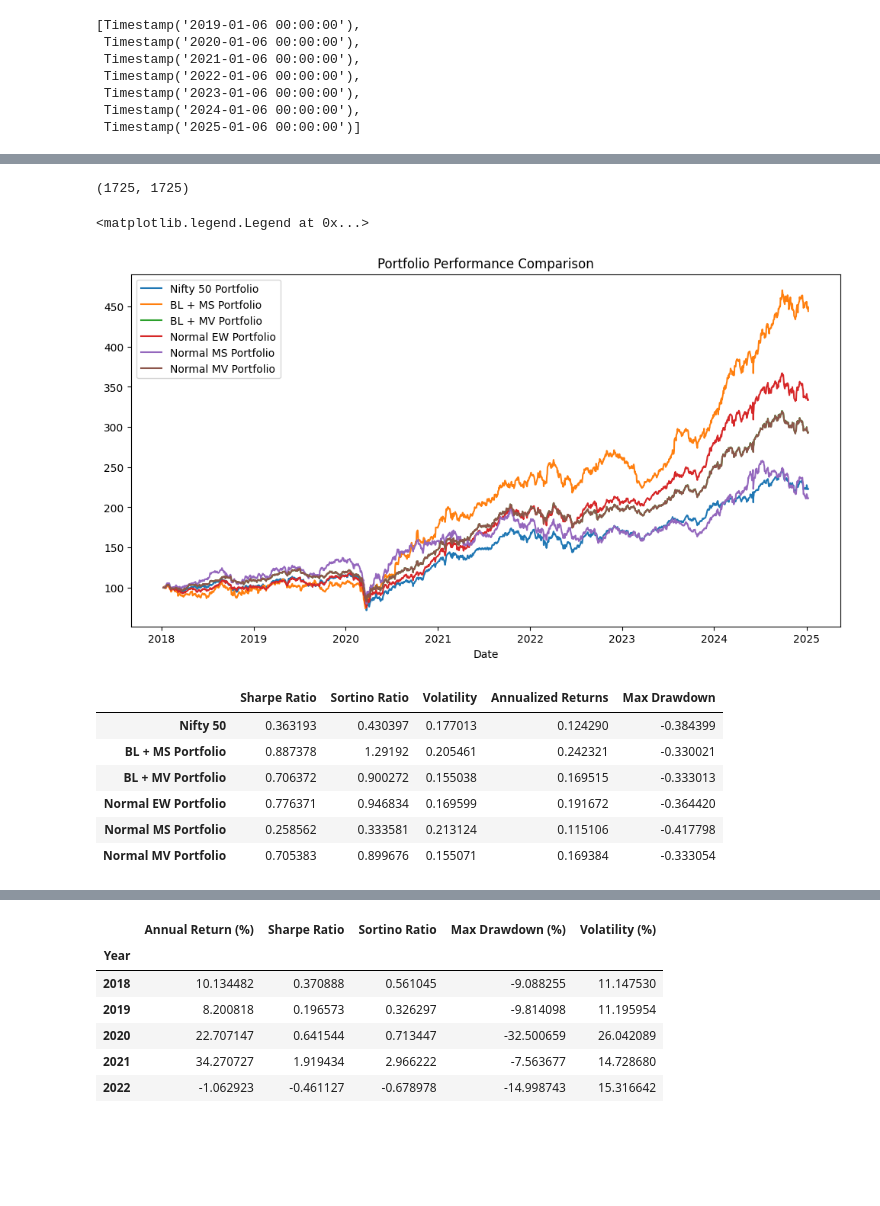
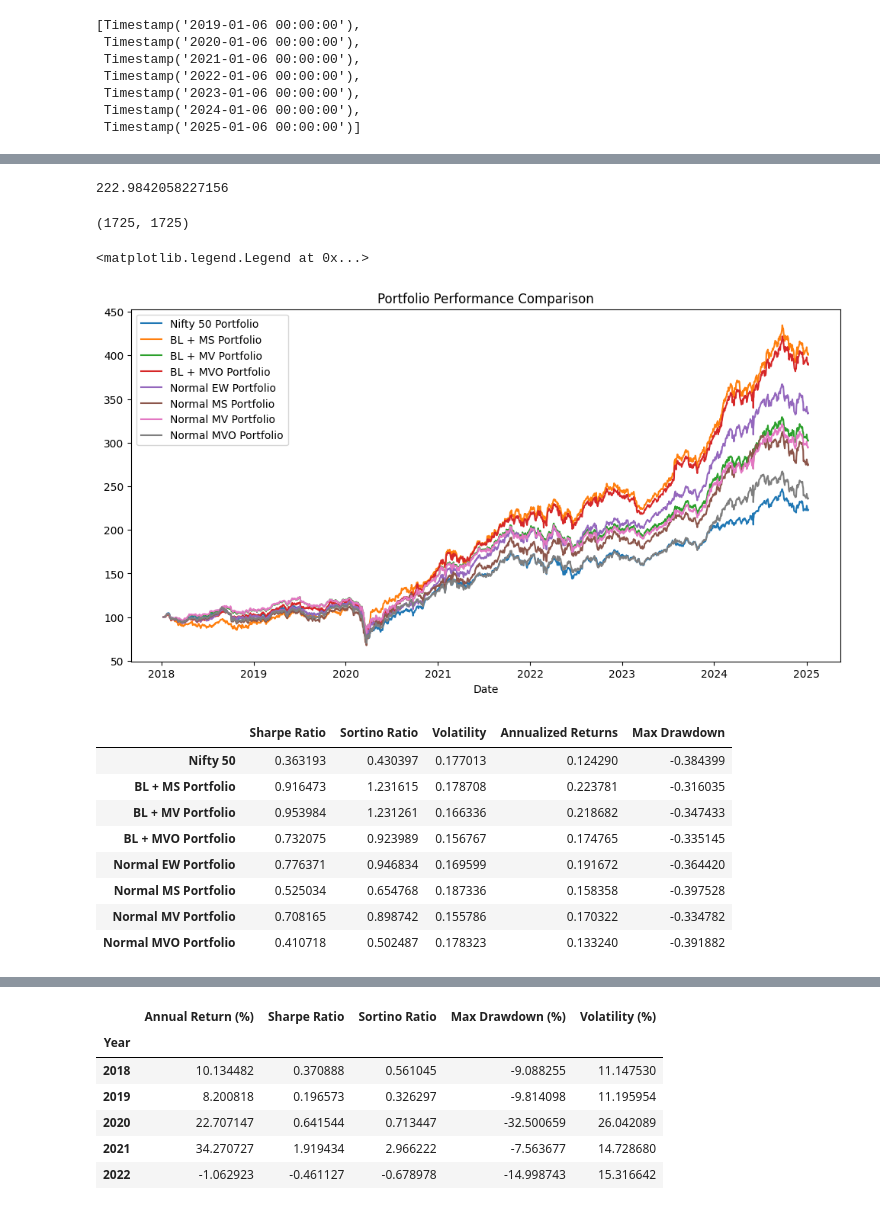
Before and after one commit to IshitBajpai/Portfolio-Optimization-, a Jupyter notebook: BL_LSTM.ipynb, the cells around one changed output, grey strips where cells are left out. Drawn from its saved outputs; the diff is of its cells as text; code cells hidden in the pictures; blank space fills up the shorter version.

```diff
--- a/BL_LSTM.ipynb
+++ b/BL_LSTM.ipynb
@@ -356,0 +369,2 @@ Final portfolio value: 293.3623040260686
+# %%
+portfolio_value_BL_MVO, dates_BL_MVO, W_BL_MVO = backtest(MVO)
@@ -359,12 +391,12 @@ def backtest_normal(strategy):
     start_date = pd.to_datetime("2018-01-08")
     end_date = pd.to_datetime("2025-01-08")
 
-    # initial_weights = mcaps / mcaps.sum()  # Market-cap weights (Needs to be adjusted based on data)
     initial_investment = 100  # Initial portfolio value
     portfolio_value = [initial_investment]
     dates = [start_date]
 
     rebalance_frequency = 3
+    transaction_cost_rate = 0.004  # 0.4% transaction cost
 
     W = []
 
@@ -378,27 +410,31 @@ def backtest_normal(strategy):
     equal_weight = 1.0 / n_assets  # Equal weight for each asset
 
     while current_date < end_date:
-        # Assign equal weights to all assets
+        S = risk_models.sample_cov(data.loc[:current_date])
+
+        # Assign weights based on strategy
         if strategy == "ew":
             cleaned_weights = {stock: equal_weight for stock in assets}
 
-        if strategy == "ms":
-            S = risk_models.sample_cov(data.loc[:current_date])
+        elif strategy == "ms":
             mu = expected_returns.mean_historical_return(data.loc[:current_date])
             cleaned_weights = max_sharpe_ratio(mu, S)
 
-        if strategy == "mv":
-            S = risk_models.sample_cov(data.loc[:current_date])
+        elif strategy == "mv":
             mu = expected_returns.mean_historical_return(data.loc[:current_date])
             cleaned_weights = min_volatility_weights(mu, S)
 
+        elif strategy == "mvo":
+            S = risk_models.sample_cov(data.loc[:current_date])
+            mu = expected_returns.mean_historical_return(data.loc[:current_date])
+            cleaned_weights = MVO(mu, S)
 
         # Check rebalancing conditions
         should_rebalance = False
         days_since_rebalance = (current_date - last_rebalance_date).days
 
-        # Condition 1: Every 5 days
-        if days_since_rebalance >= 3:
+        # Condition 1: Every 3 days
+        if days_since_rebalance >= rebalance_frequency:
             should_rebalance = True
 
         # Condition 2: Weights change by 60% or more
@@ -410,6 +446,15 @@ def backtest_normal(strategy):
 
         if should_rebalance:
             W.append(cleaned_weights)
+
+            # Calculate transaction costs
+            if previous_weights is not None:
+                turnover = sum(abs(cleaned_weights.get(stock, 0) - previous_weights.get(stock, 0))
+                              for stock in set(cleaned_weights.keys()) | set(previous_weights.keys()))
+                transaction_cost = portfolio_value[-1] * turnover * transaction_cost_rate
+            else:
+                transaction_cost = 0  # No cost on first allocation
+
             previous_weights = cleaned_weights.copy()
             last_rebalance_date = current_date
 
@@ -424,12 +469,16 @@ def backtest_normal(strategy):
             # Ensure cleaned_weights is aligned correctly
             cleaned_weights_series = pd.Series(cleaned_weights)
 
-            # Compute portfolio return
+            # Compute portfolio return and apply transaction cost
             portfolio_returns = (actual_returns @ cleaned_weights_series).values
 
             # Ensure equal length between portfolio_value and dates
             for j in range(len(portfolio_returns)):
+                # Calculate new value before transaction cost
                 new_value = portfolio_value[-1] * (1 + portfolio_returns[j])
+                # Apply transaction cost only on the first day of rebalancing
+                if j == 0 and transaction_cost > 0:
+                    new_value -= transaction_cost
                 portfolio_value.append(new_value)
                 dates.append(actual_returns.index[j])  # Append correct date
 
@@ -457,4 +556,5 @@ Final portfolio value: 293.13757809073405
 # %%
+risk_free_rate = 0.065  # Risk free rate
 def get_annualized_returns(portfolio_value):
     return (portfolio_value[-1] / portfolio_value[0]) ** (252 / len(portfolio_value)) - 1
 
@@ -537,6 +637,10 @@ nifty50_portfolio = [100]
 # Calculate portfolio value
 for i in range(len(nifty50_returns)):
     nifty50_portfolio.append(nifty50_portfolio[-1] * (1 + nifty50_returns.iloc[i]))
+
+nifty50_portfolio[-1]
+# %% [output]
+222.9842058227156
 # %%
 len(nifty50_portfolio), len(nifty50_dates)
 # %% [output]
@@ -546,39 +650,46 @@ plt.figure(figsize=(12, 6))
 plt.plot(nifty50_dates, nifty50_portfolio, label='Nifty 50 Portfolio')
 plt.plot(dates_BL_MS, portfolio_value_BL_MS, label='BL + MS Portfolio')
 plt.plot(dates_BL_MV, portfolio_value_BL_MV, label='BL + MV Portfolio')
+plt.plot(dates_BL_MVO, portfolio_value_BL_MVO, label='BL + MVO Portfolio')
 plt.plot(dates_normal_ew, portfolio_value_normal_ew, label='Normal EW Portfolio')
 plt.plot(dates_normal_ms, portfolio_value_normal_ms, label='Normal MS Portfolio')
 plt.plot(dates_normal_mv, portfolio_value_normal_mv, label='Normal MV Portfolio')
+plt.plot(dates_normal_mvo, portfolio_value_normal_mvo, label='Normal MVO Portfolio')
+
+
 plt.xlabel('Date')
 plt.title('Portfolio Performance Comparison')
 plt.legend()
 # %% [output]
 <matplotlib.legend.Legend at 0x...>
-[figure, old version]
+[figure, new version]
 # %%
 # make a dataframe for metrics
 metrics = pd.DataFrame(columns=["Sharpe Ratio", "Sortino Ratio", "Volatility"])
-
-for i, portfolio in enumerate([nifty50_portfolio ,portfolio_value_BL_MS, portfolio_value_BL_MV, portfolio_value_normal_ew, portfolio_value_normal_ms, portfolio_value_normal_mv]):
-    portfolio_name = ["Nifty 50","BL + MS Portfolio", "BL + MV Portfolio", "Normal EW Portfolio", "Normal MS Portfolio", "Normal MV Portfolio"][i]
+for i, portfolio in enumerate([nifty50_portfolio , portfolio_value_BL_MS, portfolio_value_BL_MVO, portfolio_value_BL_MV, portfolio_value_normal_ew, portfolio_value_normal_ms, portfolio_value_normal_mv, portfolio_value_normal_mvo]):
+   # portfolio_name = ["Nifty 50","BL + MS Portfolio", "BL + MV Portfolio", "Normal EW Portfolio", "Normal MS Portfolio", "Normal MV Portfolio"][i]
+    portfolio_name = ["Nifty 50","BL + MS Portfolio", "BL + MV Portfolio", "BL + MVO Portfolio", "Normal EW Portfolio", "Normal MS Portfolio", "Normal MV Portfolio", "Normal MVO Portfolio"][i]
     metrics.loc[portfolio_name, "Sharpe Ratio"] = get_sharpe_ratio(pd.Series(portfolio))
     metrics.loc[portfolio_name, "Sortino Ratio"] = get_sortino_ratio(pd.Series(portfolio))
     metrics.loc[portfolio_name, "Volatility"] = get_volatility(pd.Series(portfolio))
     metrics.loc[portfolio_name, "Annualized Returns"] = get_annualized_returns(portfolio)
     metrics.loc[portfolio_name, "Max Drawdown"] = min(get_max_drawdown(pd.Series(portfolio)))
 
+
 # include nifty 50 portfolio in the metrics dataframe
 
 
 metrics
 # %% [output]
 |  | Sharpe Ratio | Sortino Ratio | Volatility | Annualized Returns | Max Drawdown |
 | Nifty 50 | 0.363193 | 0.430397 | 0.177013 | 0.124290 | -0.384399 |
-| BL + MS Portfolio | 0.887378 | 1.29192 | 0.205461 | 0.242321 | -0.330021 |
-| BL + MV Portfolio | 0.706372 | 0.900272 | 0.155038 | 0.169515 | -0.333013 |
+| BL + MS Portfolio | 0.916473 | 1.231615 | 0.178708 | 0.223781 | -0.316035 |
+| BL + MV Portfolio | 0.953984 | 1.231261 | 0.166336 | 0.218682 | -0.347433 |
+| BL + MVO Portfolio | 0.732075 | 0.923989 | 0.156767 | 0.174765 | -0.335145 |
 | Normal EW Portfolio | 0.776371 | 0.946834 | 0.169599 | 0.191672 | -0.364420 |
-| Normal MS Portfolio | 0.258562 | 0.333581 | 0.213124 | 0.115106 | -0.417798 |
-| Normal MV Portfolio | 0.705383 | 0.899676 | 0.155071 | 0.169384 | -0.333054 |
+| Normal MS Portfolio | 0.525034 | 0.654768 | 0.187336 | 0.158358 | -0.397528 |
+| Normal MV Portfolio | 0.708165 | 0.898742 | 0.155786 | 0.170322 | -0.334782 |
+| Normal MVO Portfolio | 0.410718 | 0.502487 | 0.178323 | 0.133240 | -0.391882 |
 # %%
 plt.plot(get_max_drawdown(nifty50_portfolio), label="Nifty 50")
 plt.plot(get_max_drawdown(portfolio_value_BL_MS), label="BL + MS Portfolio")
```
Also changed, not shown: parts of 25 cells of this notebook.
